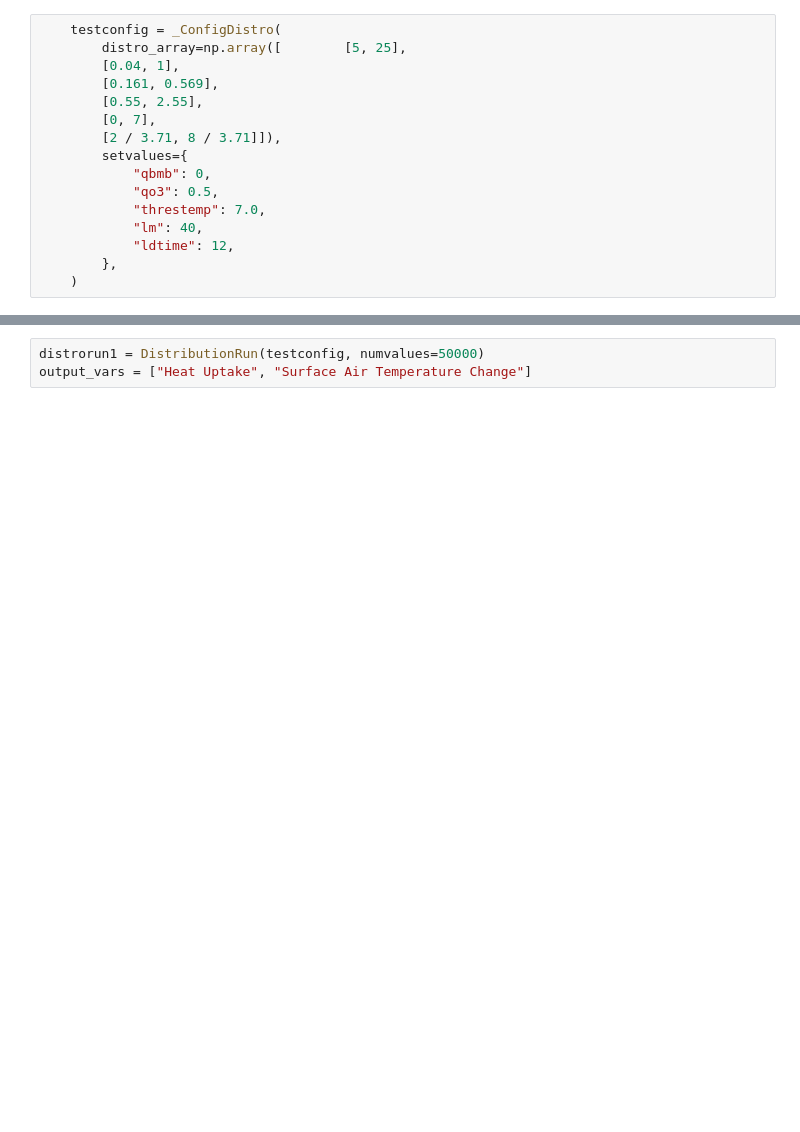
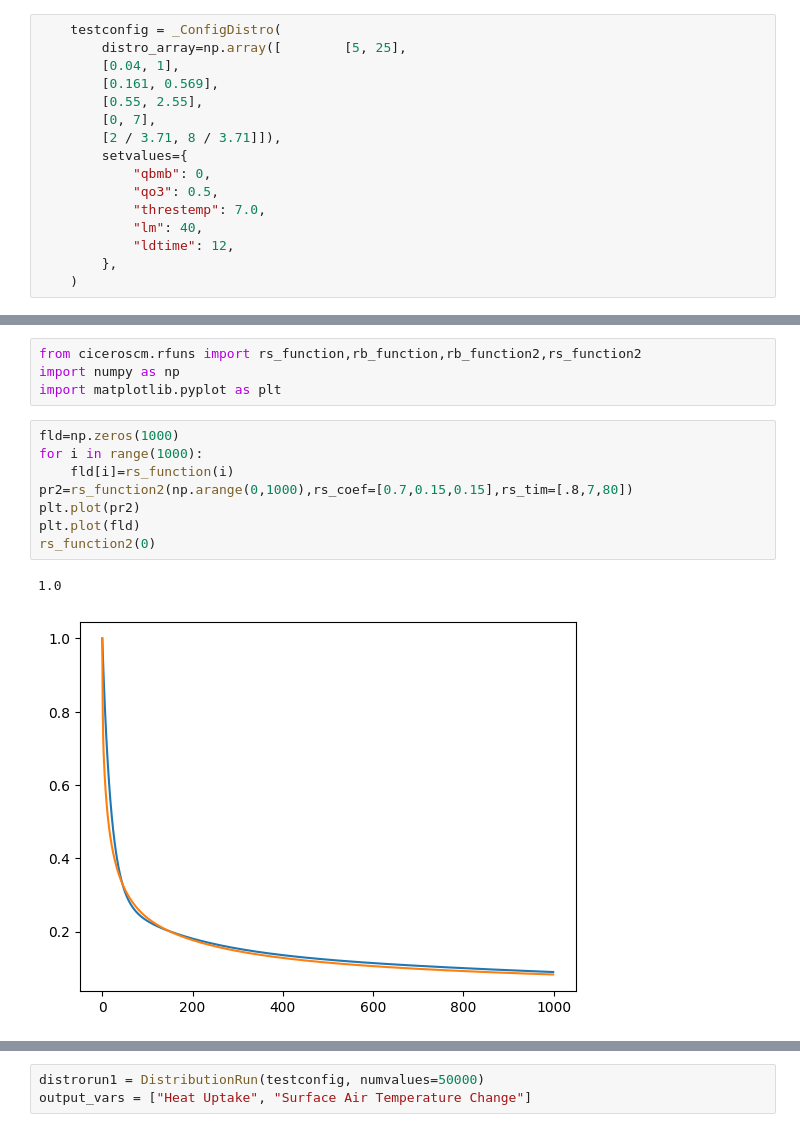
Before and after one commit to ciceroOslo/ciceroscm, a Jupyter notebook: notebooks/calibration pipeline/1 - run parallel PPE.ipynb, the cells around one changed output, grey strips where cells are left out. Saved outputs shown, nothing was run; the diff lists cells and outputs as text; blank space fills up the shorter version.

```diff
--- a/notebooks/calibration pipeline/1 - run parallel PPE.ipynb
+++ b/notebooks/calibration pipeline/1 - run parallel PPE.ipynb
@@ -180,0 +167,15 @@ testconfig.ordering
+# %%
+from ciceroscm.rfuns import rs_function,rb_function,rb_function2,rs_function2
+import numpy as np
+import matplotlib.pyplot as plt
+# %%
+fld=np.zeros(1000)
+for i in range(1000):
+    fld[i]=rs_function(i)
+pr2=rs_function2(np.arange(0,1000),rs_coef=[0.7,0.15,0.15],rs_tim=[.8,7,80])
+plt.plot(pr2)
+plt.plot(fld)
+rs_function2(0)
+# %% [output]
+1.0
+[figure, added]
```
Also changed, not shown: parts of 6 cells of this notebook, 2 other files.
